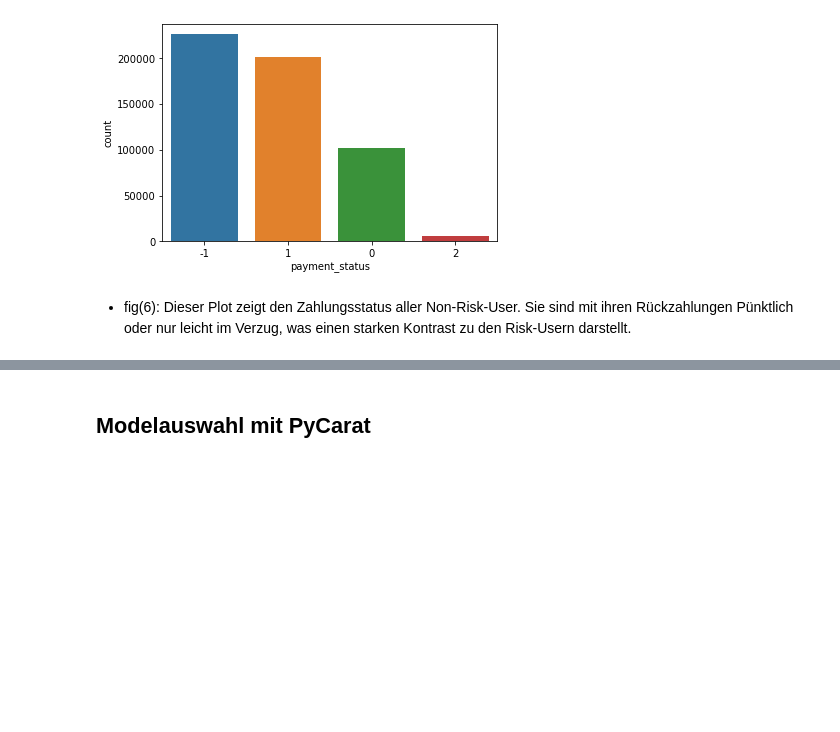
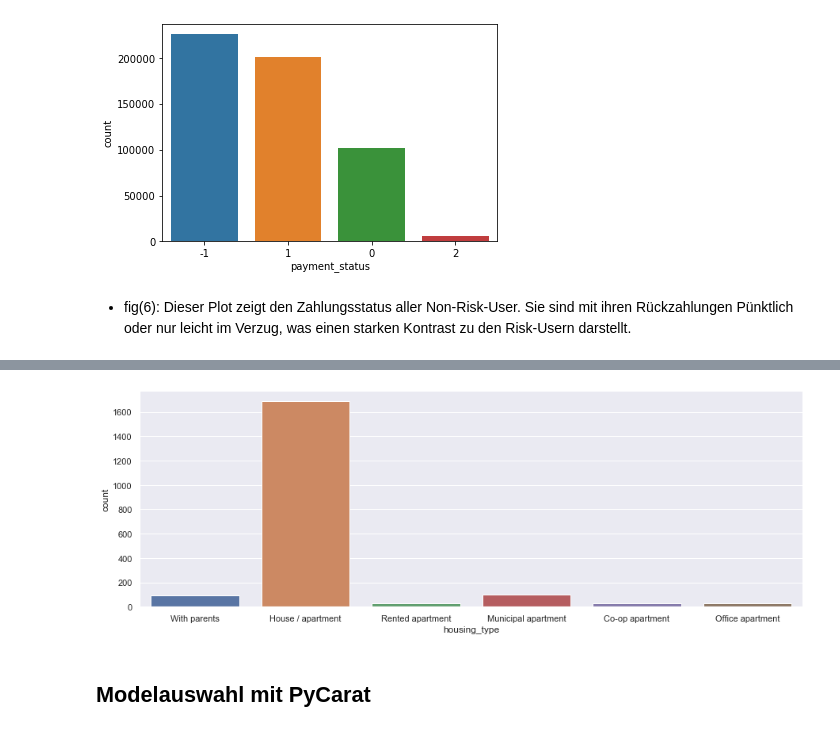
Before and after one commit to yassdenn/cca, a Jupyter notebook: MAIN.ipynb, the cells around one changed output, grey strips where cells are left out. Saved outputs shown, nothing was run; the diff lists cells and outputs as text; code cells hidden in the pictures; blank space fills up the shorter version.

```diff
--- a/MAIN.ipynb
+++ b/MAIN.ipynb
@@ -292,3 +279,7 @@ Class=2, n=6423 (1.1989807823335605%)
+# %%
+housing_risk = sns.countplot(x='housing_type',data=risk_user,order=order)
+# %% [output]
+[figure, added]
 # %% [markdown]
 ## Modelauswahl mit PyCarat <br>
 # %% [markdown]
```
Also changed, not shown: parts of 13 cells of this notebook.
